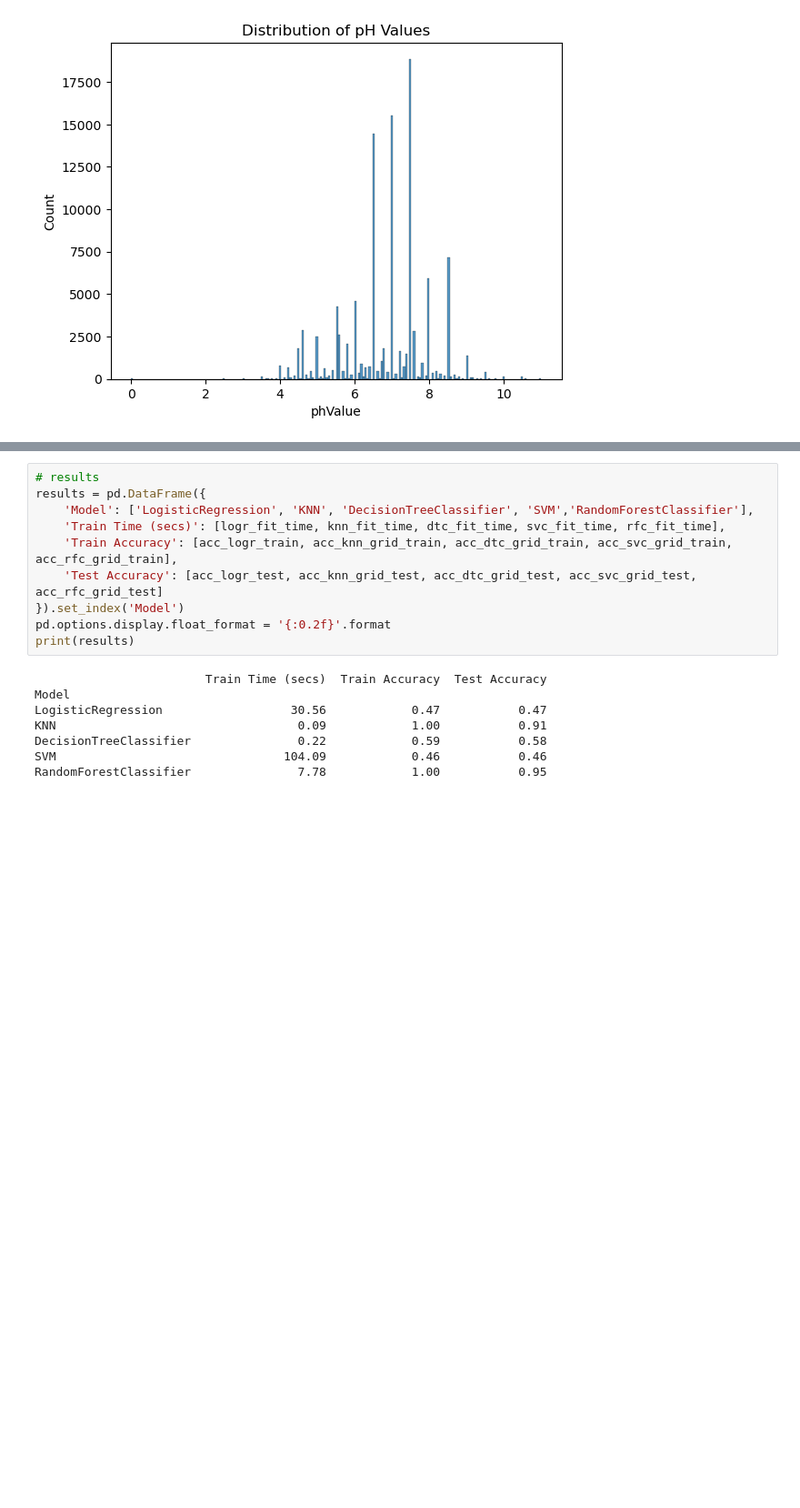
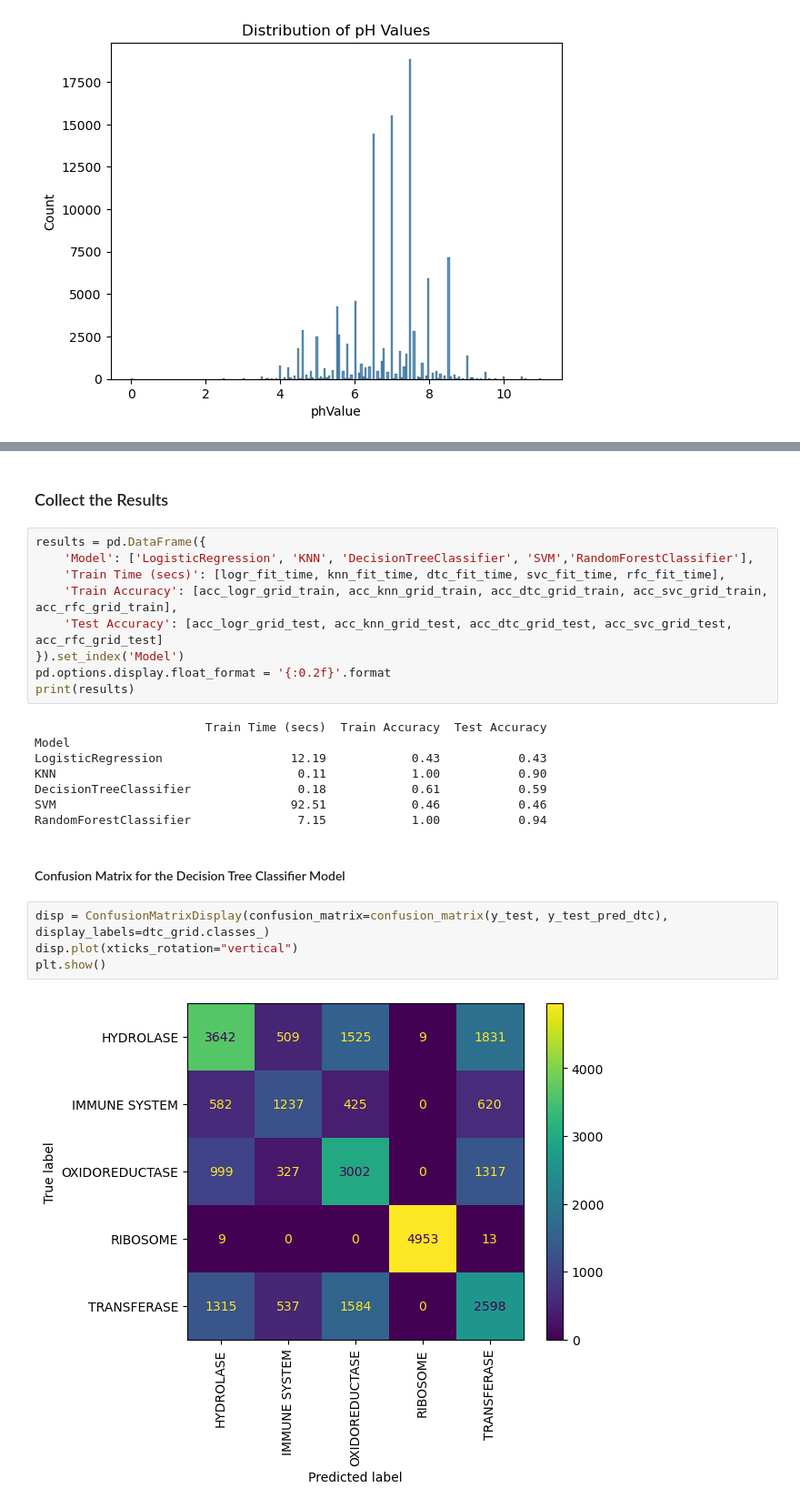
Before and after one commit to sramshey/emeritus, a Jupyter notebook: molecule_classifier.ipynb, the cells around one changed output, grey strips where cells are left out. Shown: that part at 91% size. Cells and saved outputs as stored; diff of their text form; blank space fills up the shorter version.

```diff
--- a/molecule_classifier.ipynb
+++ b/molecule_classifier.ipynb
@@ -557,18 +628,27 @@ RandomForestClassifier best params: {'n_estimators': 200}
+# %% [markdown]
+### Collect the Results
 # %%
-# results
 results = pd.DataFrame({
     'Model': ['LogisticRegression', 'KNN', 'DecisionTreeClassifier', 'SVM','RandomForestClassifier'],
     'Train Time (secs)': [logr_fit_time, knn_fit_time, dtc_fit_time, svc_fit_time, rfc_fit_time],
-    'Train Accuracy': [acc_logr_train, acc_knn_grid_train, acc_dtc_grid_train, acc_svc_grid_train, acc_rfc_grid_train],
-    'Test Accuracy': [acc_logr_test, acc_knn_grid_test, acc_dtc_grid_test, acc_svc_grid_test, acc_rfc_grid_test]
+    'Train Accuracy': [acc_logr_grid_train, acc_knn_grid_train, acc_dtc_grid_train, acc_svc_grid_train, acc_rfc_grid_train],
+    'Test Accuracy': [acc_logr_grid_test, acc_knn_grid_test, acc_dtc_grid_test, acc_svc_grid_test, acc_rfc_grid_test]
 }).set_index('Model')
 pd.options.display.float_format = '{:0.2f}'.format
 print(results)
 # %% [output]
                         Train Time (secs)  Train Accuracy  Test Accuracy
 Model
-LogisticRegression                  30.56            0.47           0.47
-KNN                                  0.09            1.00           0.91
-DecisionTreeClassifier               0.22            0.59           0.58
-SVM                                104.09            0.46           0.46
-RandomForestClassifier               7.78            1.00           0.95
+LogisticRegression                  12.19            0.43           0.43
+KNN                                  0.11            1.00           0.90
+DecisionTreeClassifier               0.18            0.61           0.59
+SVM                                 92.51            0.46           0.46
+RandomForestClassifier               7.15            1.00           0.94
+# %% [markdown]
+#### Confusion Matrix for the Decision Tree Classifier Model
+# %%
+disp = ConfusionMatrixDisplay(confusion_matrix=confusion_matrix(y_test, y_test_pred_dtc), display_labels=dtc_grid.classes_)
+disp.plot(xticks_rotation="vertical")
+plt.show()
+# %% [output]
+[figure, added]
```
Also changed, not shown: parts of 57 cells of this notebook.
